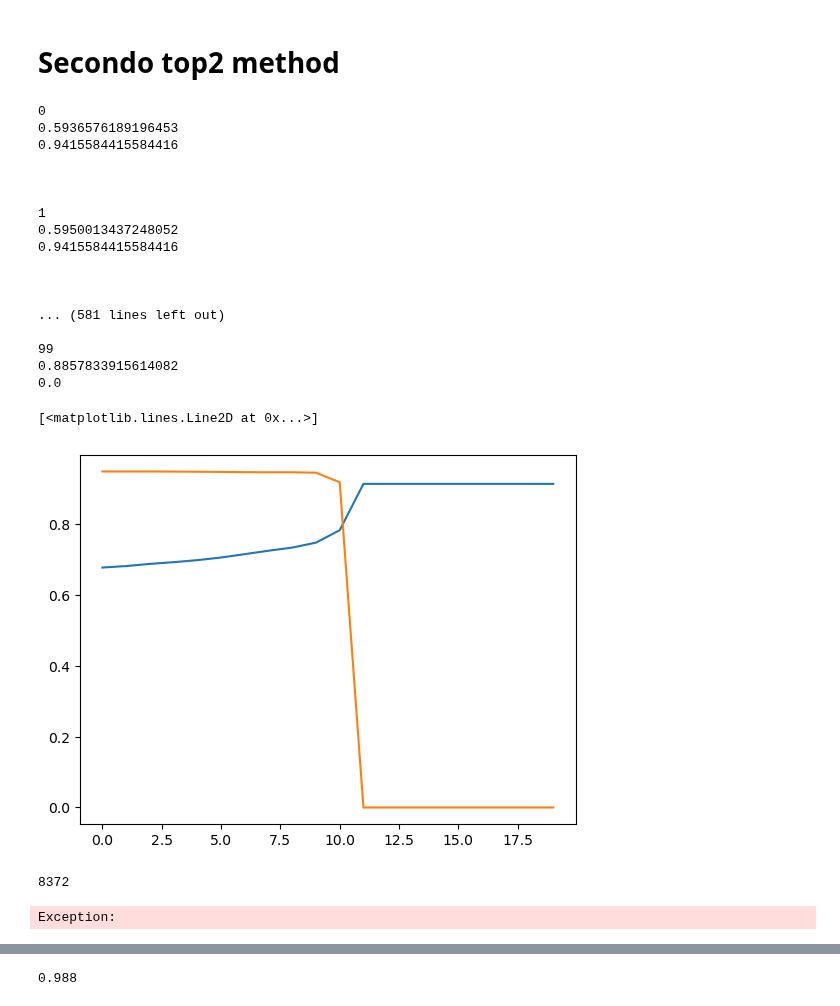
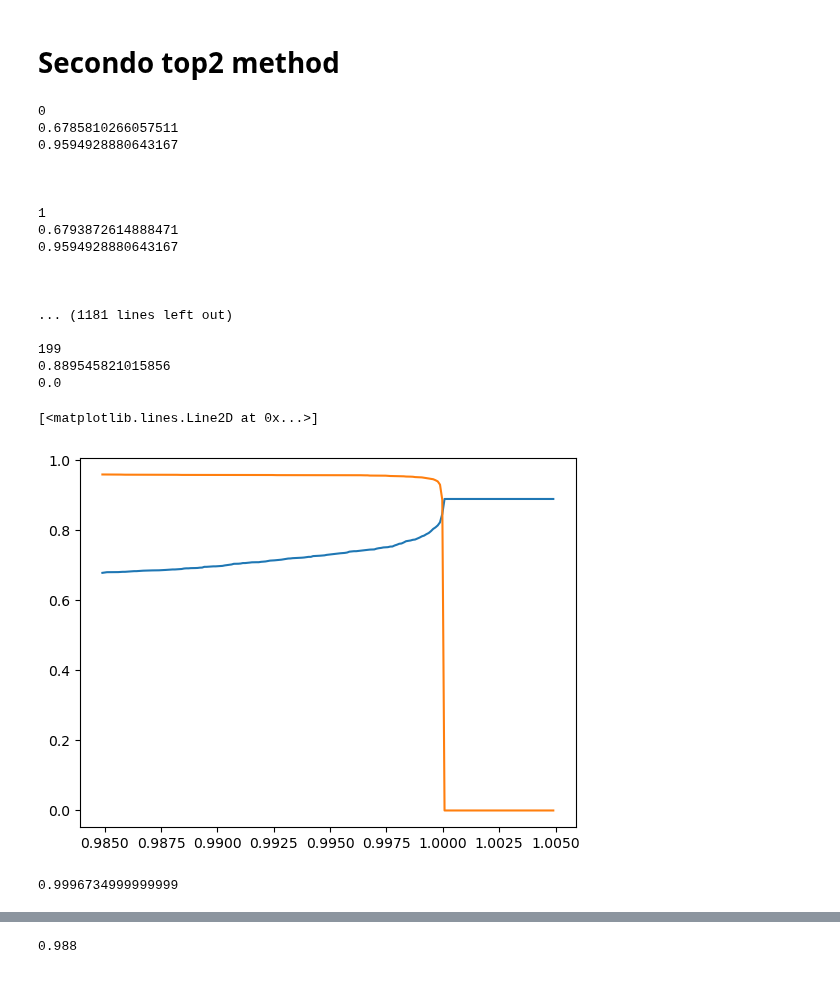
Before and after one commit to matteodegobbi/InsectClassification, a Jupyter notebook: alternative_output_selection_newdataset.ipynb, the cells around one changed output, grey strips where cells are left out. Drawn from its saved outputs; the diff is of its cells as text; code cells hidden in the pictures.

```diff
--- a/alternative_output_selection_newdataset.ipynb
+++ b/alternative_output_selection_newdataset.ipynb
@@ -354,8 +354,9 @@ fprs = []
 correct_genus_rate = []
 correct_species_rate = []
 thresholds = []
-possible_thresholds = [x / 1000 for x in range(900, 1000, 1)]
+possible_thresholds = [x / 10000 for x in range(9800, 10000, 1)]
 for t in possible_thresholds:#ATTENZIONE QUA E' DIVERSO
+    t = t * 1.005
     thresholds.append(t)
     #print(val_predicted_probs.shape)
     n_undescribed_samples = 0
@@ -372,7 +373,7 @@ for t in possible_thresholds:#ATTENZIONE QUA E' DIVERSO
 
         top2 = torch.tensor(val_predicted_probs[i]).topk(2)#ATTENZIONE QUA E' DIVERSO
         #print(top2)
-        if (top2.values[0]-top2.values[1]) > 1.01*t*top2.values[0]:#species
+        if (top2.values[0]-top2.values[1]) >t*top2.values[0]:#species
             if image_val_labels[i].item() in described_species_labels:#i needed to guess species
                 n_described_samples +=1
                 if label_best_specie == image_val_labels[i]:#guessed species is correct
@@ -403,33 +404,29 @@ for index in range(0,len(correct_genus_rate),1):
     print('\n\n')
 # %% [output]
 0
-0.5936576189196453
-0.9415584415584416
+0.6785810266057511
+0.9594928880643167
 
 
 
 1
-0.5950013437248052
-0.9415584415584416
+0.6793872614888471
+0.9594928880643167
 
 
 
-... (581 lines left out)
+... (1181 lines left out)
 
-99
-0.8857833915614082
+199
+0.889545821015856
 0.0
 # %%
-plt.plot(correct_genus_rate[-20:])
-plt.plot(correct_species_rate[-20:])
+plt.plot(thresholds,correct_genus_rate[-200:])
+plt.plot(thresholds,correct_species_rate[-200:])
 # %% [output]
 [<matplotlib.lines.Line2D at 0x...>]
-[figure, old version]
+[figure, new version]
-# %%
-n_undescribed_samples
-# %% [output]
-8372
-# %%
-raise Exception
-# %% [output]
-Exception:
+# %%
+thresholds[147]
+# %% [output]
+0.9996734999999999
```
Also changed, not shown: parts of 4 cells of this notebook, 1 other file.
